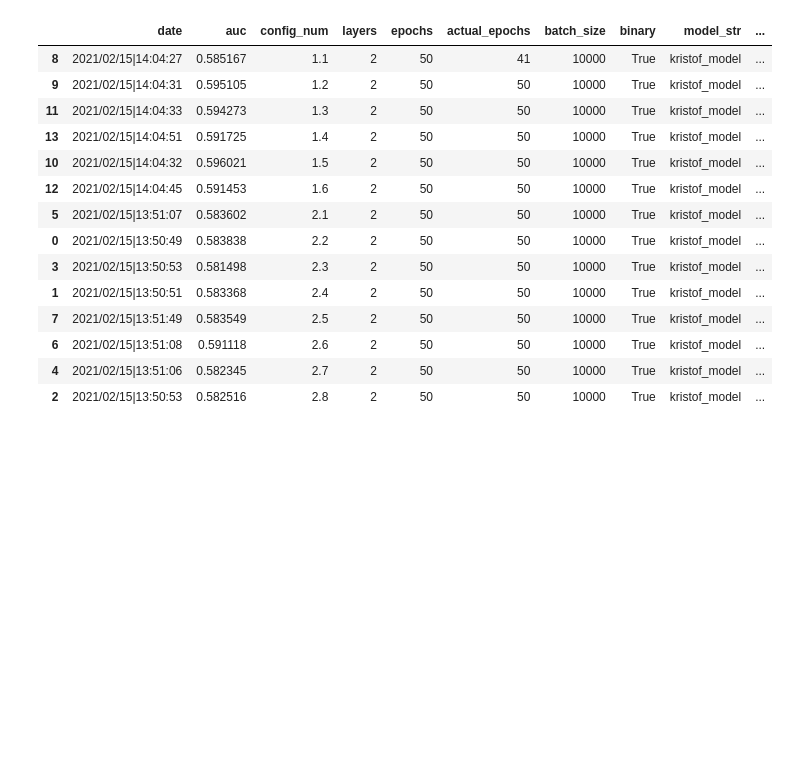
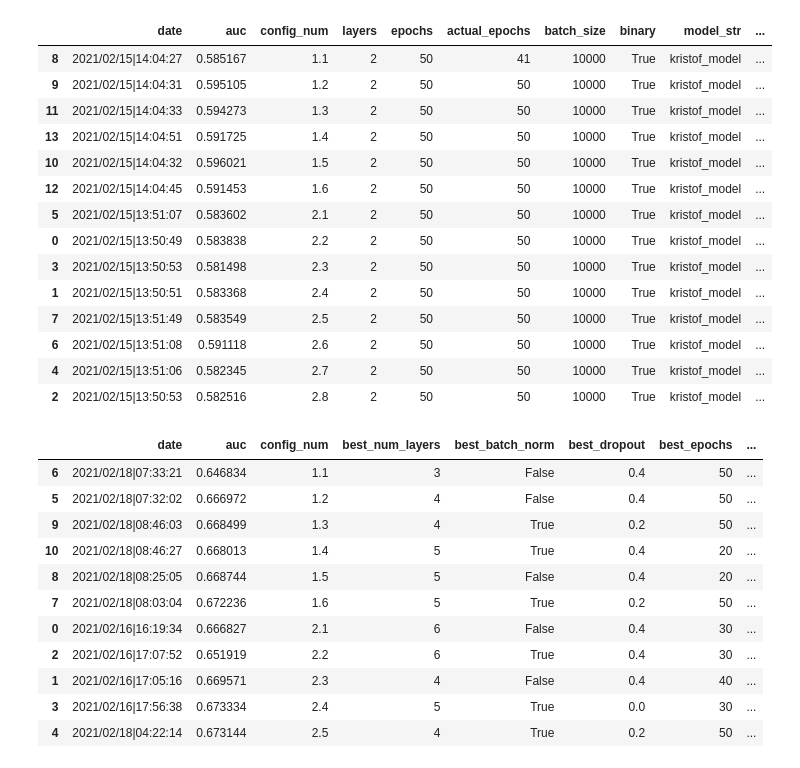
Before and after one commit to stanleyycheung/MSci-Project-HiggsTauTau, a Jupyter notebook: stanley/create_tables.ipynb, the cells around one changed output. Saved outputs shown, nothing was run; the diff lists cells and outputs as text; code cells hidden in the pictures; blank space fills up the shorter version.

Commit message:
new tables

```diff
--- a/stanley/create_tables.ipynb
+++ b/stanley/create_tables.ipynb
@@ -141,3 +141,38 @@ df.sort_values('config_num')
 | 6 | 2021/02/15|13:51:08 | 0.591118 | 2.6 | 2 | 50 | 50 | 10000 | True | kristof_model | ... |
 | 4 | 2021/02/15|13:51:06 | 0.582345 | 2.7 | 2 | 50 | 50 | 10000 | True | kristof_model | ... |
 | 2 | 2021/02/15|13:50:53 | 0.582516 | 2.8 | 2 | 50 | 50 | 10000 | True | kristof_model | ... |
+# %%
+data = """
+2021/02/16|16:19:34,0.6668269201346505,2.1,6,False,0.4,30,16384,hyperopt,None,0.00014692341768326658,relu,0.01,{'num_layers': [2, 6, 1], 'batch_norm': [True, False], 'dropout': [0, 0.4, 0.2], 'epochs': [20, 50, 10], 'batch_size': [8192, 16384, 65536, 131072], 'learning_rate': [-9.210340371976182, -4.605170185988091], 'activation': ['relu', 'lrelu', 'swish'], 'initializer_std': [0.001, 0.01, 0.1]}
+2021/02/16|17:05:16,0.6695707272040627,2.3,4,False,0.4,40,8192,hyperopt,None,0.0001683976225246308,relu,0.01,{'num_layers': [2, 6, 1], 'batch_norm': [True, False], 'dropout': [0, 0.4, 0.2], 'epochs': [20, 50, 10], 'batch_size': [8192, 16384, 65536, 131072], 'learning_rate': [-9.210340371976182, -4.605170185988091], 'activation': ['relu', 'lrelu', 'swish'], 'initializer_std': [0.001, 0.01, 0.1]}
+2021/02/16|17:07:52,0.6519187004946645,2.2,6,True,0.4,30,8192,hyperopt,None,0.00011341504943470185,lrelu,0.01,{'num_layers': [2, 6, 1], 'batch_norm': [True, False], 'dropout': [0, 0.4, 0.2], 'epochs': [20, 50, 10], 'batch_size': [8192, 16384, 65536, 131072], 'learning_rate': [-9.210340371976182, -4.605170185988091], 'activation': ['relu', 'lrelu', 'swish'], 'initializer_std': [0.001, 0.01, 0.1]}
+2021/02/16|17:56:38,0.6733338439853889,2.4,5,True,0.0,30,8192,hyperopt,None,0.0038796631177501683,relu,0.1,{'num_layers': [2, 6, 1], 'batch_norm': [True, False], 'dropout': [0, 0.4, 0.2], 'epochs': [20, 50, 10], 'batch_size': [8192, 16384, 65536, 131072], 'learning_rate': [-9.210340371976182, -4.605170185988091], 'activation': ['relu', 'lrelu', 'swish'], 'initializer_std': [0.001, 0.01, 0.1]}
+2021/02/18|04:22:14,0.6731435294248902,2.5,4,True,0.2,50,8192,hyperopt,None,0.005937203472672712,relu,0.01,{'num_layers': [2, 6, 1], 'batch_norm': [True, False], 'dropout': [0, 0.4, 0.2], 'epochs': [20, 50, 10], 'batch_size': [8192, 16384, 65536, 131072], 'learning_rate': [-9.210340371976182, -4.605170185988091], 'activation': ['relu', 'lrelu', 'swish'], 'initializer_std': [0.001, 0.01, 0.1]}
+2021/02/18|07:32:02,0.6669723596047004,1.2,4,False,0.4,50,16384,hyperopt,None,0.003092368662170714,relu,0.01,{'num_layers': [2, 6, 1], 'batch_norm': [True, False], 'dropout': [0, 0.4, 0.2], 'epochs': [20, 50, 10], 'batch_size': [8192, 16384, 65536, 131072], 'learning_rate': [-9.210340371976182, -4.605170185988091], 'activation': ['relu', 'lrelu', 'swish'], 'initializer_std': [0.001, 0.01, 0.1]}
+2021/02/18|07:33:21,0.6468339415026786,1.1,3,False,0.4,50,131072,hyperopt,None,0.00011779853343630415,swish,0.01,{'num_layers': [2, 6, 1], 'batch_norm': [True, False], 'dropout': [0, 0.4, 0.2], 'epochs': [20, 50, 10], 'batch_size': [8192, 16384, 65536, 131072], 'learning_rate': [-9.210340371976182, -4.605170185988091], 'activation': ['relu', 'lrelu', 'swish'], 'initializer_std': [0.001, 0.01, 0.1]}
+2021/02/18|08:03:04,0.6722355708495348,1.6,5,True,0.2,50,8192,hyperopt,None,0.00011623093912581474,swish,0.001,{'num_layers': [2, 6, 1], 'batch_norm': [True, False], 'dropout': [0, 0.4, 0.2], 'epochs': [20, 50, 10], 'batch_size': [8192, 16384, 65536, 131072], 'learning_rate': [-9.210340371976182, -4.605170185988091], 'activation': ['relu', 'lrelu', 'swish'], 'initializer_std': [0.001, 0.01, 0.1]}
+2021/02/18|08:25:05,0.6687439755432917,1.5,5,False,0.4,20,8192,hyperopt,None,0.009083675977946412,relu,0.01,{'num_layers': [2, 6, 1], 'batch_norm': [True, False], 'dropout': [0, 0.4, 0.2], 'epochs': [20, 50, 10], 'batch_size': [8192, 16384, 65536, 131072], 'learning_rate': [-9.210340371976182, -4.605170185988091], 'activation': ['relu', 'lrelu', 'swish'], 'initializer_std': [0.001, 0.01, 0.1]}
+2021/02/18|08:46:03,0.6684988217001924,1.3,4,True,0.2,50,16384,hyperopt,None,0.004332189045481988,swish,0.1,{'num_layers': [2, 6, 1], 'batch_norm': [True, False], 'dropout': [0, 0.4, 0.2], 'epochs': [20, 50, 10], 'batch_size': [8192, 16384, 65536, 131072], 'learning_rate': [-9.210340371976182, -4.605170185988091], 'activation': ['relu', 'lrelu', 'swish'], 'initializer_std': [0.001, 0.01, 0.1]}
+2021/02/18|08:46:27,0.6680131269776568,1.4,5,True,0.4,20,16384,hyperopt,None,0.0006687081183323793,swish,0.001,{'num_layers': [2, 6, 1], 'batch_norm': [True, False], 'dropout': [0, 0.4, 0.2], 'epochs': [20, 50, 10], 'batch_size': [8192, 16384, 65536, 131072], 'learning_rate': [-9.210340371976182, -4.605170185988091], 'activation': ['relu', 'lrelu', 'swish'], 'initializer_std': [0.001, 0.01, 0.1]}
+
+"""
+
+names = ['date', 'auc', 'config_num', 'best_num_layers','best_batch_norm','best_dropout', 'best_epochs','best_batchsize','tuning_mode','grid_result.best_score',"learning_rate","activation","self.initializer_std",'4',"5","6","7","8","9","10","11","12","13","14","15","16","17","18","19",'20','21','22','23','24','25','26']
+from io import StringIO
+df = pd.read_csv(StringIO(data), names=names)
+df.drop(['grid_result.best_score','4',"5","6","7","8","9","10","11","12","13","14","15","16","17","18","19",'20','21','22','23','24','25','26'], axis=1, inplace=True)
+# df.drop(['layers', 'binary', 'model'], axis=1, inplace=True)
+df.sort_values('config_num')
+# %% [output]
+|  | date | auc | config_num | best_num_layers | best_batch_norm | best_dropout | best_epochs | ... |
+| 6 | 2021/02/18|07:33:21 | 0.646834 | 1.1 | 3 | False | 0.4 | 50 | ... |
+| 5 | 2021/02/18|07:32:02 | 0.666972 | 1.2 | 4 | False | 0.4 | 50 | ... |
+| 9 | 2021/02/18|08:46:03 | 0.668499 | 1.3 | 4 | True | 0.2 | 50 | ... |
+| 10 | 2021/02/18|08:46:27 | 0.668013 | 1.4 | 5 | True | 0.4 | 20 | ... |
+| 8 | 2021/02/18|08:25:05 | 0.668744 | 1.5 | 5 | False | 0.4 | 20 | ... |
+| 7 | 2021/02/18|08:03:04 | 0.672236 | 1.6 | 5 | True | 0.2 | 50 | ... |
+| 0 | 2021/02/16|16:19:34 | 0.666827 | 2.1 | 6 | False | 0.4 | 30 | ... |
+| 2 | 2021/02/16|17:07:52 | 0.651919 | 2.2 | 6 | True | 0.4 | 30 | ... |
+| 1 | 2021/02/16|17:05:16 | 0.669571 | 2.3 | 4 | False | 0.4 | 40 | ... |
+| 3 | 2021/02/16|17:56:38 | 0.673334 | 2.4 | 5 | True | 0.0 | 30 | ... |
+| 4 | 2021/02/18|04:22:14 | 0.673144 | 2.5 | 4 | True | 0.2 | 50 | ... |
```
